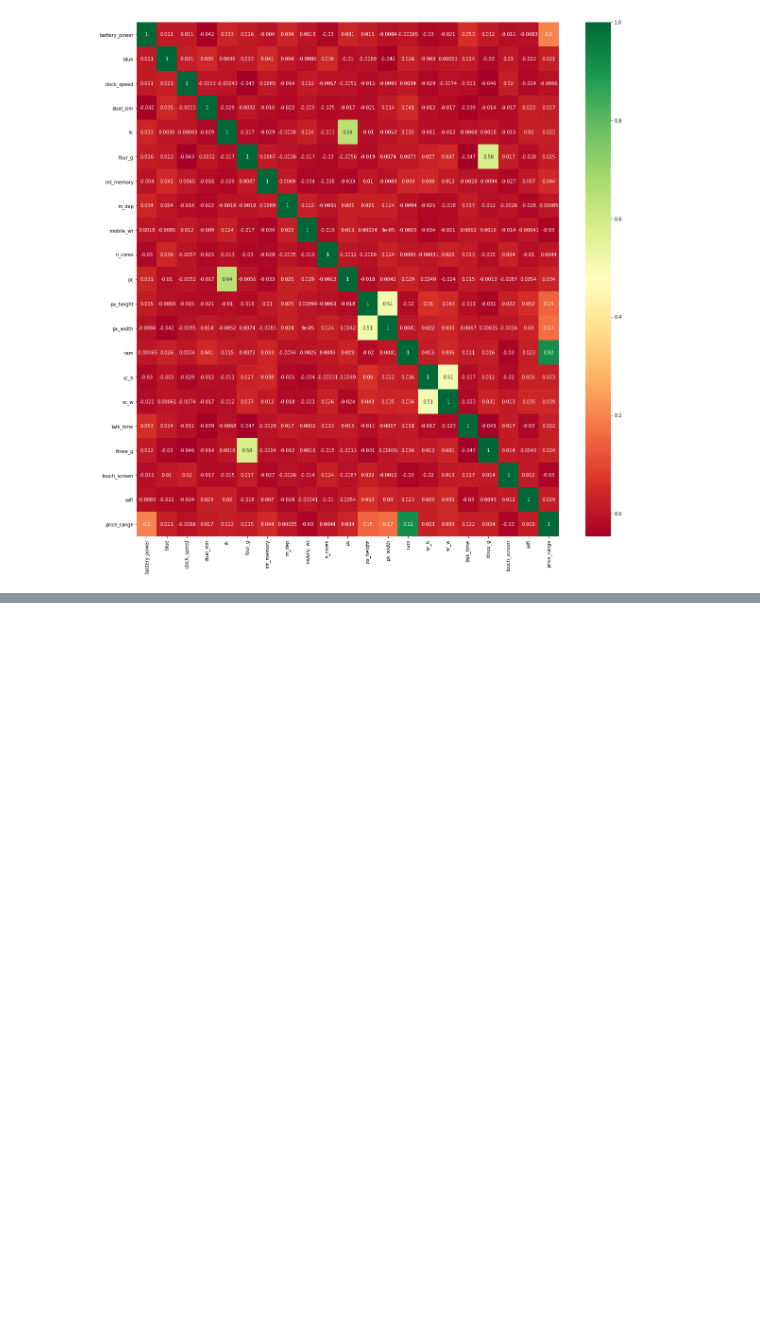
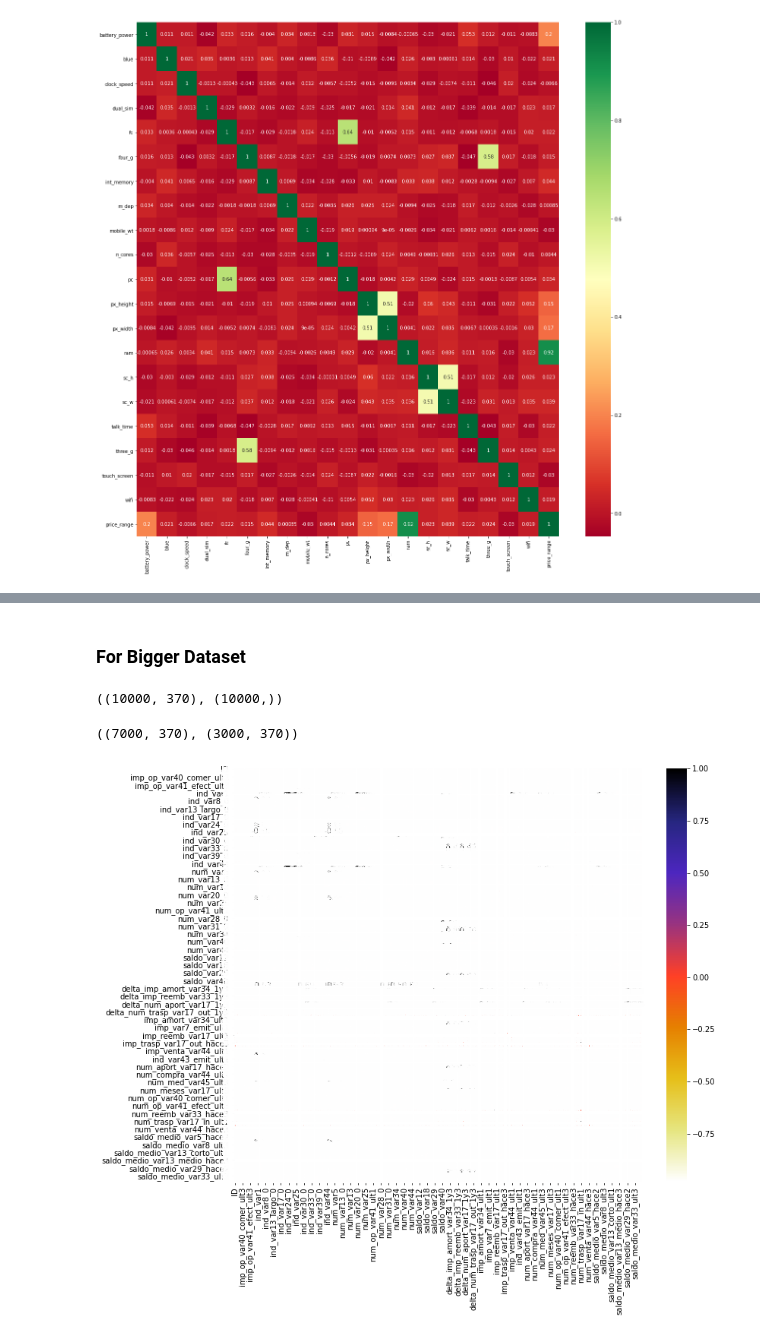
Before and after one commit to LuckyRathod/DataScience, a Jupyter notebook: P4 - Feature Selection/Feature_Selection.ipynb, the cells around one changed output, grey strips where cells are left out. Saved outputs shown, nothing was run; the diff lists cells and outputs as text; code cells hidden in the pictures; blank space fills up the shorter version.

```diff
--- a/P4 - Feature Selection/Feature_Selection.ipynb
+++ b/P4 - Feature Selection/Feature_Selection.ipynb
@@ -225,0 +494,26 @@ We will remove Features which have
+# %% [markdown]
+### For Bigger Dataset
+# %%
+df = pd.read_csv('train_santander_customer_satisfaction.csv',nrows=10000)
+X = df.drop(labels=['TARGET'],axis=1)
+y=df['TARGET']
+
+X.shape , y.shape
+# %% [output]
+((10000, 370), (10000,))
+# %%
+from sklearn.model_selection import train_test_split
+X_train,X_test,y_train,y_test = train_test_split(X,y,test_size=0.3,random_state=0)
+
+X_train.shape , X_test.shape
+# %% [output]
+((7000, 370), (3000, 370))
+# %%
+import seaborn as sns
+# Using Pearson Corrrelation
+plt.figure(figsize=(12,10))
+cor = X_train.corr()
+sns.heatmap(cor,annot=True,cmap =plt.cm.CMRmap_r)
+plt.show()
+# %% [output]
+[figure, added]
```
Also changed, not shown: parts of 52 cells of this notebook, 1 other file.
